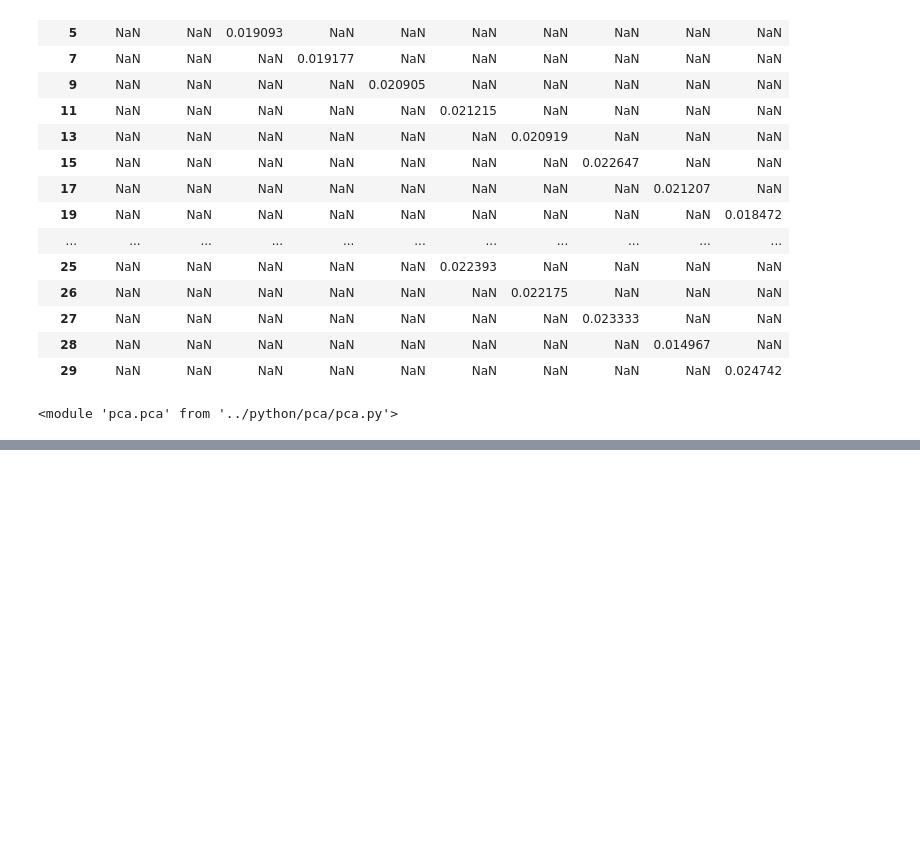
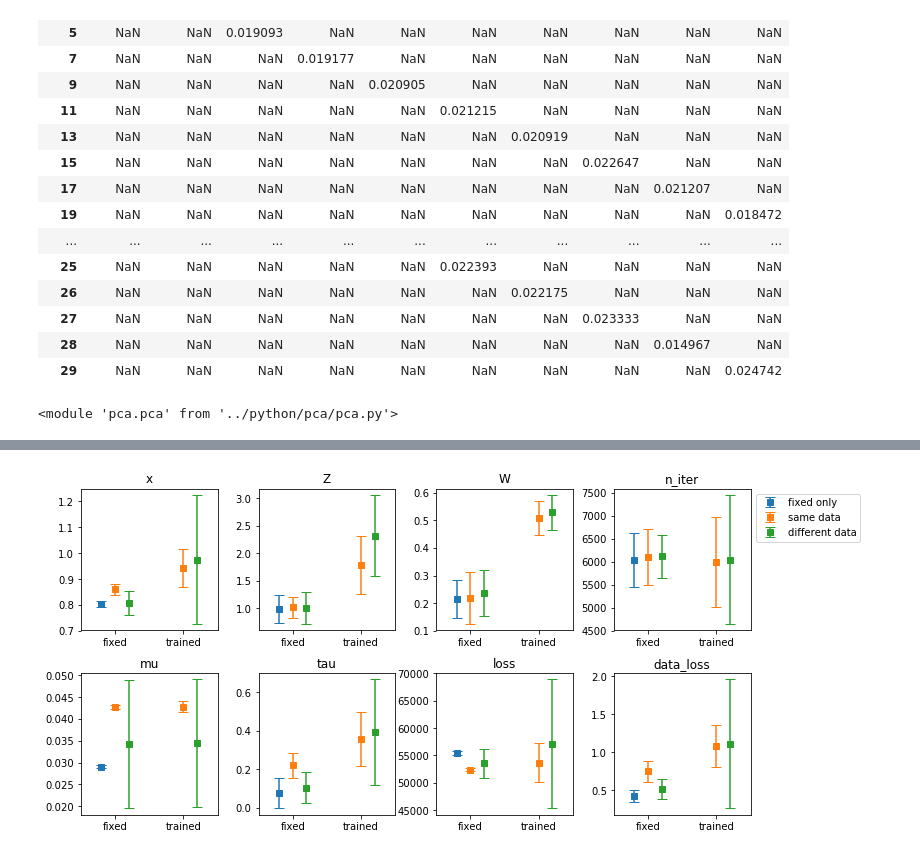
Before and after one commit to betaplane/cezanne, a Jupyter notebook: notebooks/PPCA.ipynb, the cells around one changed output, grey strips where cells are left out. Drawn from its saved outputs; the diff is of its cells as text; code cells hidden in the pictures; blank space fills up the shorter version.

```diff
--- a/notebooks/PPCA.ipynb
+++ b/notebooks/PPCA.ipynb
@@ -560,0 +643,20 @@ a={1:2}
+# %%
+with pd.HDFStore('../python/pca/convergence_tests.h5') as C:
+    loss3 = C['test3']
+    loss4 = C['test4']
+# %%
+fig, axs = plt.subplots(2, 4, figsize=(12, 6))
+fig.subplots_adjust(hspace=0.3, wspace=.3)
+dat = loss3.data.unique()
+
+for k, x in enumerate(['x', 'Z', 'W', 'n_iter', 'mu', 'tau', 'loss', 'data_loss']):
+    i = k // 4
+    j = k % 4
+    epl(axs[i, j], loss3, x, -.2, covariance=[0,1], data=[dat[0]], label='fixed only')
+    epl(axs[i, j], loss3, x, covariance=[0,1], data=[dat[1]], label='same data')
+    epl(axs[i, j], loss4, x, .2, covariance=[0,1], label='different data')
+    axs[i, j].set_xticklabels(['fixed', 'trained'])
+    axs[i, j].set_xlim([-.5, 1.5])
+axs[0, 3].legend(loc='upper left', bbox_to_anchor=(1, 1));
+# %% [output]
+[figure, added]
```
Also changed, not shown: parts of 25 cells of this notebook, 6 other files.
